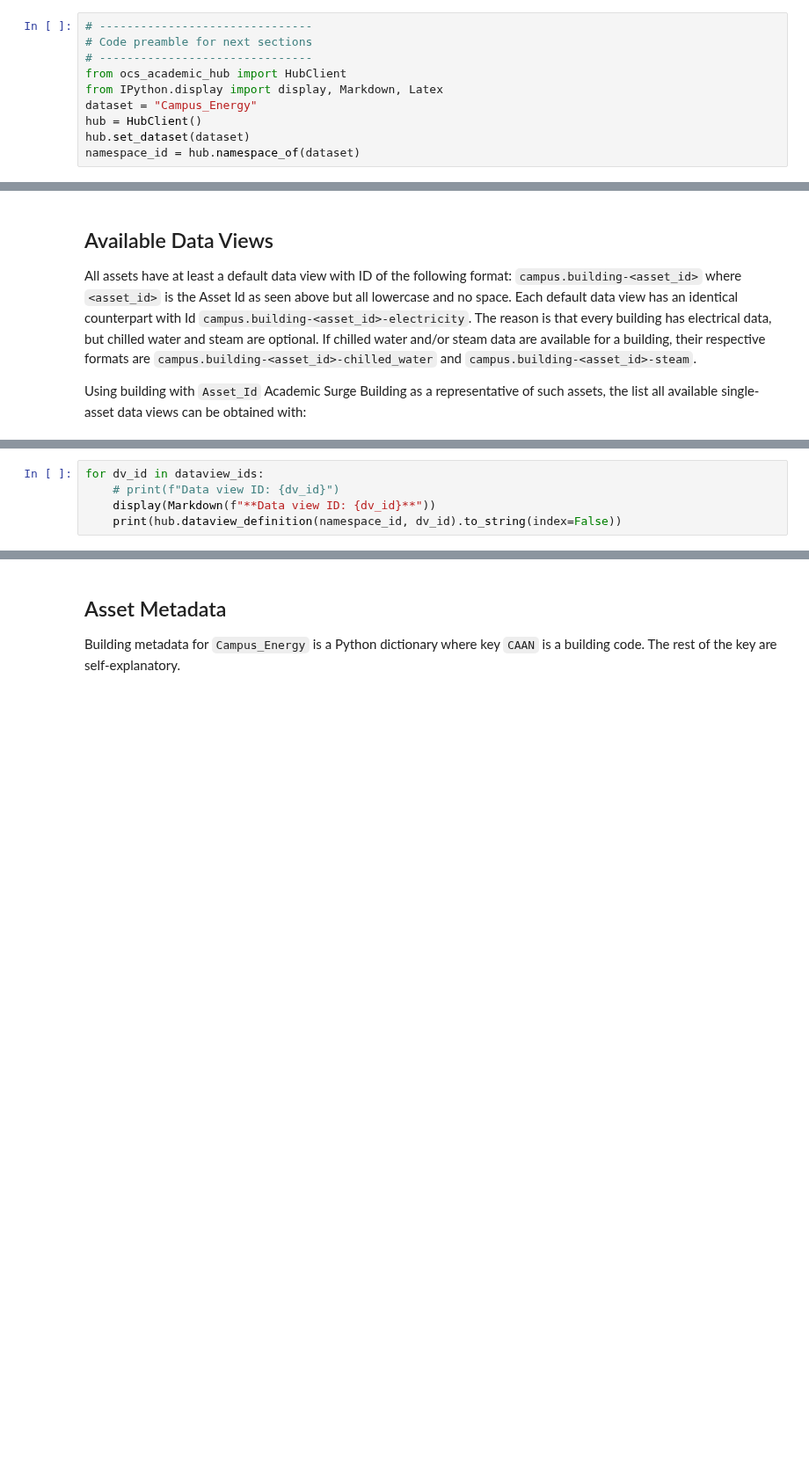
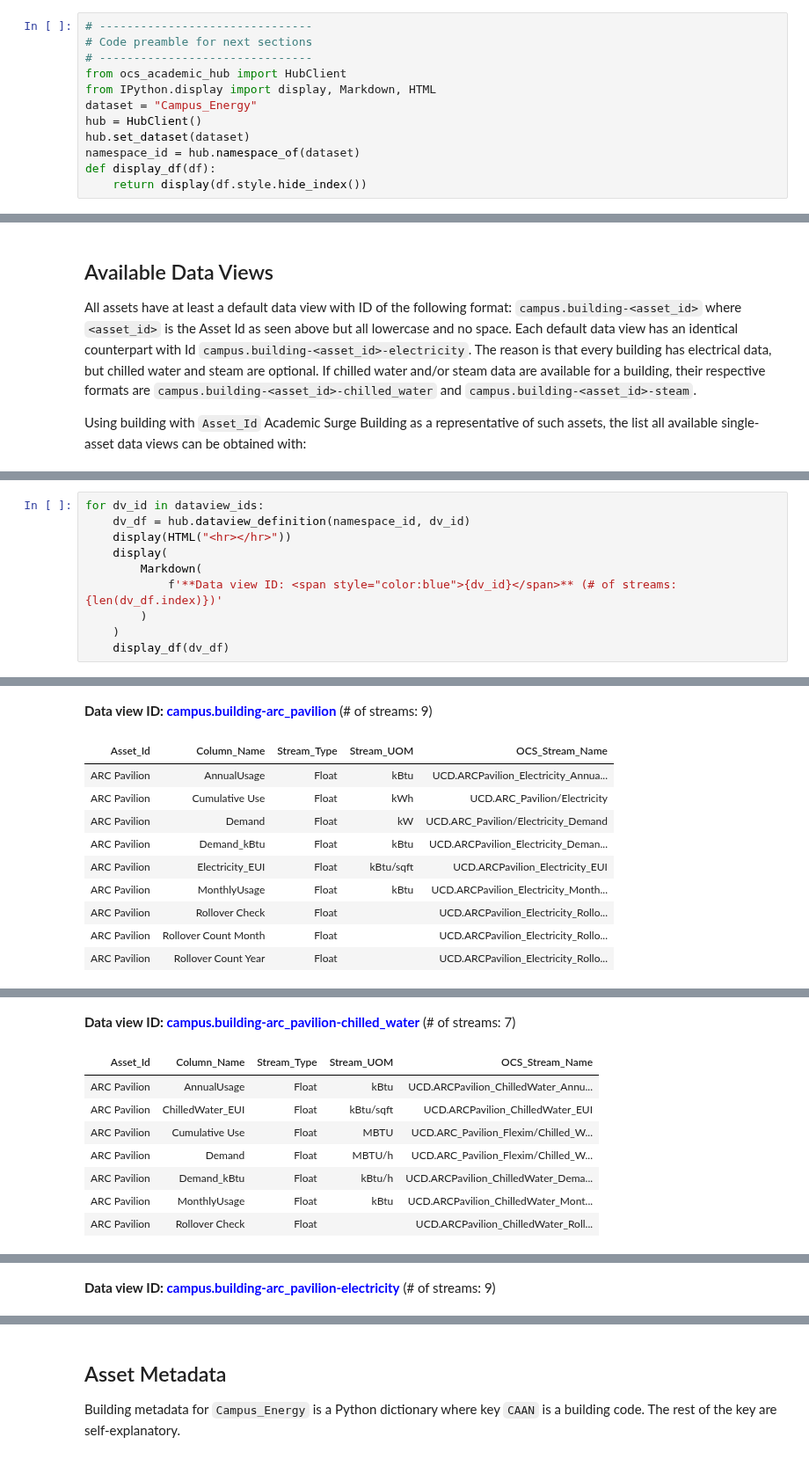
Before and after one commit to academic-hub/datasets, a Jupyter notebook: Campus_Energy_Dataset_Doc.ipynb, the cells around one changed output, grey strips where cells are left out. Shown at 88% size. Drawn from its saved outputs; the diff is of its cells as text; blank space fills up the shorter version.

Commit message:
before fixing Stream data section

```diff
--- a/Campus_Energy_Dataset_Doc.ipynb
+++ b/Campus_Energy_Dataset_Doc.ipynb
@@ -309,8 +308,10 @@ Asset metadata is static information about the asset, e.g. the year a building w
 # Code preamble for next sections
 # -------------------------------
 from ocs_academic_hub import HubClient
-from IPython.display import display, Markdown, Latex
+from IPython.display import display, Markdown, HTML
 dataset = "Campus_Energy"
 hub = HubClient()
 hub.set_dataset(dataset)
 namespace_id = hub.namespace_of(dataset)
+def display_df(df):
+    return display(df.style.hide_index())
@@ -332,5 +370,11 @@ The definition of each data are given below:
 # %%
 for dv_id in dataview_ids:
-    # print(f"Data view ID: {dv_id}")
-    display(Markdown(f"**Data view ID: {dv_id}**"))
-    print(hub.dataview_definition(namespace_id, dv_id).to_string(index=False))
+    dv_df = hub.dataview_definition(namespace_id, dv_id)
+    display(HTML("<hr></hr>"))
+    display(
+        Markdown(
+            f'**Data view ID: <span style="color:blue">{dv_id}</span>** (# of streams: {len(dv_df.index)})'
+        )
+    )
+    display_df(dv_df)
+# %% [output]
@@ -336,0 +382,11 @@ for dv_id in dataview_ids:
+**Data view ID: <span style="color:blue">campus.building-arc_pavilion</span>** (# of streams: 9)
+| Asset_Id | Column_Name | Stream_Type | Stream_UOM | OCS_Stream_Name |
+| ARC Pavilion | AnnualUsage | Float | kBtu | UCD.ARCPavilion_Electricity_Annua... |
+| ARC Pavilion | Cumulative Use | Float | kWh | UCD.ARC_Pavilion/Electricity |
+| ARC Pavilion | Demand | Float | kW | UCD.ARC_Pavilion/Electricity_Demand |
+| ARC Pavilion | Demand_kBtu | Float | kBtu | UCD.ARCPavilion_Electricity_Deman... |
+| ARC Pavilion | Electricity_EUI | Float | kBtu/sqft | UCD.ARCPavilion_Electricity_EUI |
+| ARC Pavilion | MonthlyUsage | Float | kBtu | UCD.ARCPavilion_Electricity_Month... |
+| ARC Pavilion | Rollover Check | Float |  | UCD.ARCPavilion_Electricity_Rollo... |
+| ARC Pavilion | Rollover Count Month | Float |  | UCD.ARCPavilion_Electricity_Rollo... |
+| ARC Pavilion | Rollover Count Year | Float |  | UCD.ARCPavilion_Electricity_Rollo... |
@@ -336,0 +394,9 @@ for dv_id in dataview_ids:
+**Data view ID: <span style="color:blue">campus.building-arc_pavilion-chilled_water</span>** (# of streams: 7)
+| Asset_Id | Column_Name | Stream_Type | Stream_UOM | OCS_Stream_Name |
+| ARC Pavilion | AnnualUsage | Float | kBtu | UCD.ARCPavilion_ChilledWater_Annu... |
+| ARC Pavilion | ChilledWater_EUI | Float | kBtu/sqft | UCD.ARCPavilion_ChilledWater_EUI |
+| ARC Pavilion | Cumulative Use | Float | MBTU | UCD.ARC_Pavilion_Flexim/Chilled_W... |
+| ARC Pavilion | Demand | Float | MBTU/h | UCD.ARC_Pavilion_Flexim/Chilled_W... |
+| ARC Pavilion | Demand_kBtu | Float | kBtu/h | UCD.ARCPavilion_ChilledWater_Dema... |
+| ARC Pavilion | MonthlyUsage | Float | kBtu | UCD.ARCPavilion_ChilledWater_Mont... |
+| ARC Pavilion | Rollover Check | Float |  | UCD.ARCPavilion_ChilledWater_Roll... |
@@ -336,0 +404 @@ for dv_id in dataview_ids:
+**Data view ID: <span style="color:blue">campus.building-arc_pavilion-electricity</span>** (# of streams: 9)
```
Also changed, not shown: parts of 11 cells of this notebook.
